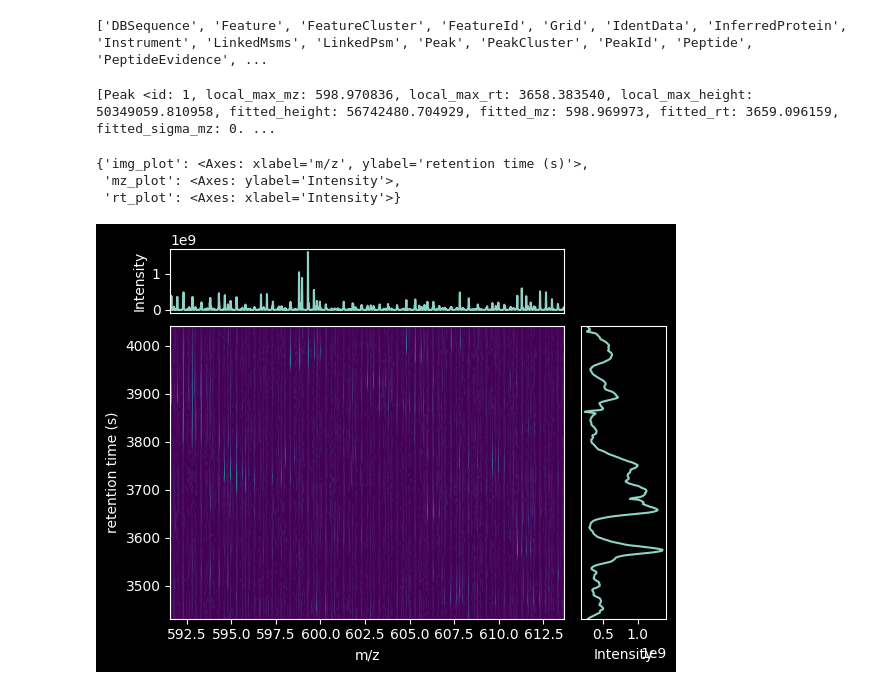
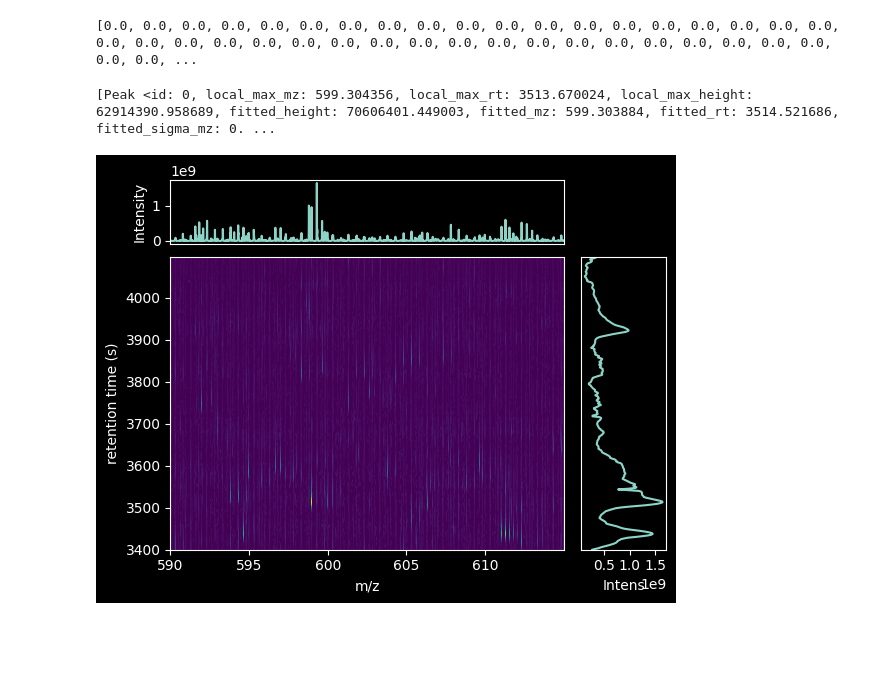
Before and after one commit to PASTAQ-MS/PASTAQ, a Jupyter notebook: examples/pastaq_tutorial.ipynb, the cells around one changed output. Cells and saved outputs as stored; diff of their text form; code cells hidden in the pictures; blank space fills up the shorter version.

Commit message:
cleanup and clarify tutorial, provide python stubbs for cpp calls, add 2 example data files, reformat some code sections

```diff
--- a/examples/pastaq_tutorial.ipynb
+++ b/examples/pastaq_tutorial.ipynb
@@ -1,24 +1,14 @@
 # %%
+
 import pastaq as pq
-import os
-import numpy as np
-import pandas as pd
-import seaborn as sns
+import matplotlib
+%matplotlib inline
 import matplotlib.pyplot as plt
-import matplotlib.gridspec as gridspec
-import matplotlib.colors as colors
 
-# file name and location of the example file
-exampleFile = "3_2_extract.mzML"
-# exampleFile = "/mnt/e/data/projects/pastaqtesting/testData/3_2.mzML"
+sample_data_dir = '../tests/data/'
+exampleFile = sample_data_dir + '3_2_extract_3400_4100_590_615.mzML'
+lcmsData = pq.read_mzml(exampleFile)
 
-# load example file
-# lcmsData = pq.read_mzml(file_name = exampleFile, min_mz = 600, max_mz = 900, min_rt = 1500, max_rt = 2500, instrument_type = 'ORBITRAP', resolution_ms1 = 70000, resolution_msn = 17500, reference_mz = 200, fwhm_rt = 9, polarity = '+', ms_level = 1)
-lcmsData = pq.read_mzml(file_name = exampleFile, min_mz = 0, max_mz = 1300, min_rt = 0, max_rt = 6000, instrument_type = 'ORBITRAP', resolution_ms1 = 70000, resolution_msn = 17500, reference_mz = 200, fwhm_rt = 9, polarity = '+', ms_level = 1)
-# lcmsDataGrid = pq.resample(lcmsData, num_mz = 10, num_rt = 10, smoothing_coef_mz = 0.5, smoothing_coef_rt = 0.5)
-params = pq.default_parameters(instrument = 'orbitrap', avg_fwhm_rt = 9)
-params['resolution_msn'] = 17500
-# peaks = pq.detect_peaks(params, os.getcwd(), save_grid=False, logger=None, force_override=False)
+params = pq.default_parameters()
 print(params)
-print(os.getcwd())
 # %% [output]
@@ -46,25 +23,24 @@ print(lcmsData.scans[10].intensity[1:20])
-# %%
-print(dir(pq))
-# %% [output]
-['DBSequence', 'Feature', 'FeatureCluster', 'FeatureId', 'Grid', 'IdentData', 'InferredProtein', 'Instrument', 'LinkedMsms', 'LinkedPsm', 'Peak', 'PeakCluster', 'PeakId', 'Peptide', 'PeptideEvidence', ...
 # %%
+# resample the data to a uniform grid
 grid = pq.resample(
             lcmsData,
             params['num_samples_mz'],
             params['num_samples_rt'],
             params['smoothing_coefficient_mz'],
-            params['smoothing_coefficient_rt'],
+            params['smoothing_coefficient_rt']
 )
+print(grid.data[:200])
+# %% [output]
+[0.0, 0.0, 0.0, 0.0, 0.0, 0.0, 0.0, 0.0, 0.0, 0.0, 0.0, 0.0, 0.0, 0.0, 0.0, 0.0, 0.0, 0.0, 0.0, 0.0, 0.0, 0.0, 0.0, 0.0, 0.0, 0.0, 0.0, 0.0, 0.0, 0.0, 0.0, 0.0, 0.0, 0.0, 0.0, 0.0, 0.0, 0.0, 0.0, 0.0, ...
 # %%
-peaks = pq.find_peaks(lcmsData, grid, 1000)
-# print(grid.data[0:200])
-print(peaks[1:10])
+# find peaks in the grid and show some of them
+peaks = pq.find_peaks(lcmsData, grid)
+print(peaks[:10])
 # %% [output]
-[Peak <id: 1, local_max_mz: 598.970836, local_max_rt: 3658.383540, local_max_height: 50349059.810958, fitted_height: 56742480.704929, fitted_mz: 598.969973, fitted_rt: 3659.096159, fitted_sigma_mz: 0. ...
+[Peak <id: 0, local_max_mz: 599.304356, local_max_rt: 3513.670024, local_max_height: 62914390.958689, fitted_height: 70606401.449003, fitted_mz: 599.303884, fitted_rt: 3514.521686, fitted_sigma_mz: 0. ...
 # %%
-pq.plot_mesh(grid, transform='sqrt', figure=None)
+# display the grid
+pq.plot_mesh(grid)
+plt.show()
 # %% [output]
-{'img_plot': <Axes: xlabel='m/z', ylabel='retention time (s)'>,
- 'mz_plot': <Axes: ylabel='Intensity'>,
- 'rt_plot': <Axes: xlabel='Intensity'>}
-[figure, old version]
+[figure, new version]
```
Also changed, not shown: parts of 2 cells of this notebook, 11 other files.
